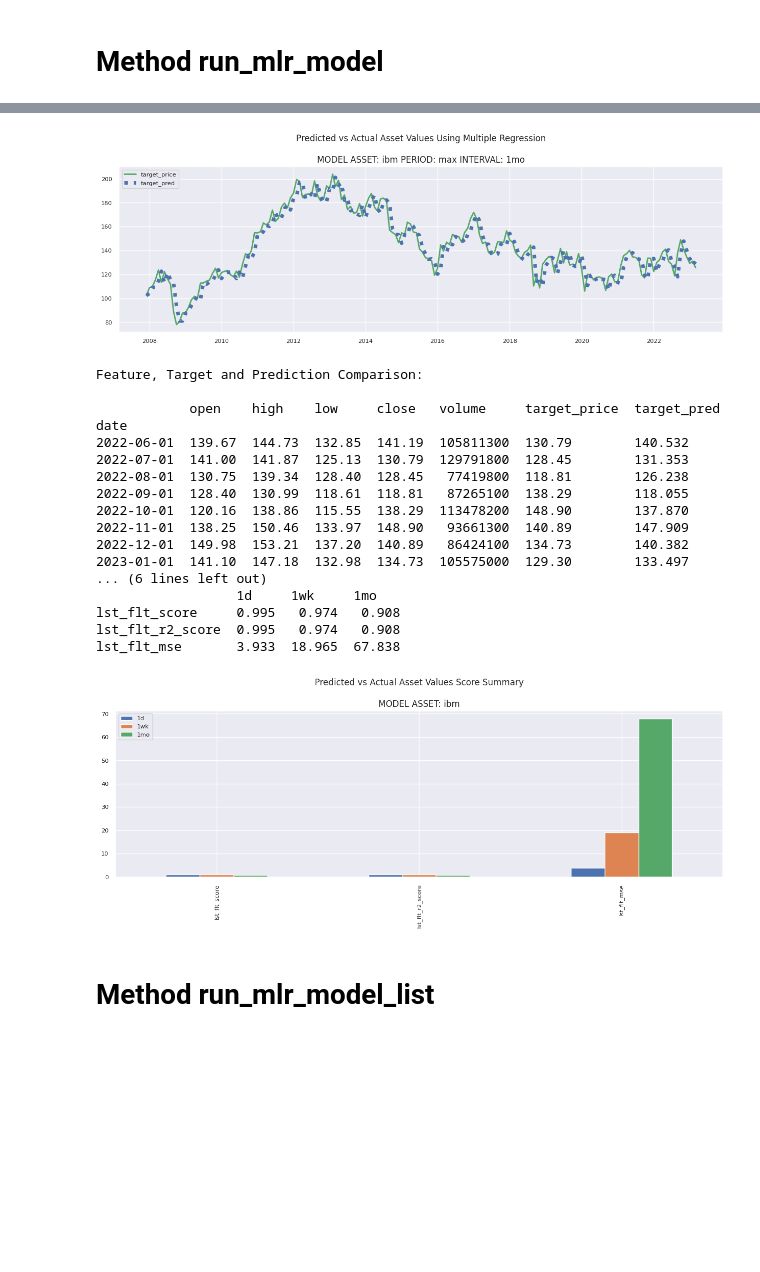
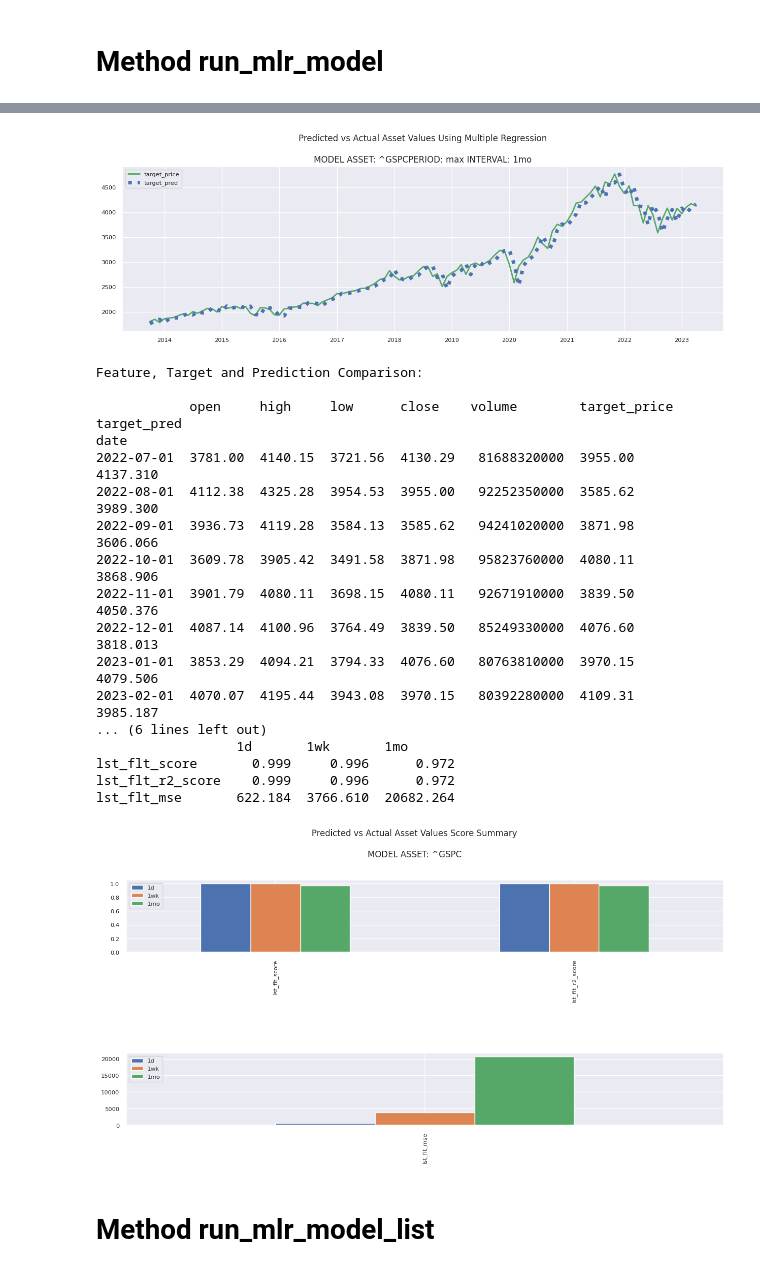
Before and after one commit to burrittresearch/stock-market-forecasting-in-python, a Jupyter notebook: stock-market-forecasting-in-python.ipynb, the cells around one changed output, grey strips where cells are left out. Cells and saved outputs as stored; diff of their text form; code cells hidden in the pictures; blank space fills up the shorter version.

```diff
--- a/stock-market-forecasting-in-python.ipynb
+++ b/stock-market-forecasting-in-python.ipynb
@@ -720,3 +737,6 @@ class AssetData:
+# %%
+str_co_ticker_1 = '^GSPC'
+str_co_ticker_2 = '^DJI'
 # %% [markdown]
 # Method get_ticker
 # %%
@@ -1007,5 +1048,5 @@ Actual Classification
 # %% [markdown]
 # Method run_mlr_model
 # %%
-AssetData('ibm').run_mlr_model()
+AssetData(str_co_ticker_1).run_mlr_model()
 # %% [output]
@@ -1061,21 +1102,21 @@ Model Intercept:
-[figure, old version]
+[figure, new version]
 Feature, Target and Prediction Comparison:
 
-            open    high    low     close   volume     target_price  target_pred
+            open     high     low      close    volume        target_price  target_pred
 date
-2022-06-01  139.67  144.73  132.85  141.19  105811300  130.79        140.532
-2022-07-01  141.00  141.87  125.13  130.79  129791800  128.45        131.353
-2022-08-01  130.75  139.34  128.40  128.45   77419800  118.81        126.238
-2022-09-01  128.40  130.99  118.61  118.81   87265100  138.29        118.055
-2022-10-01  120.16  138.86  115.55  138.29  113478200  148.90        137.870
-2022-11-01  138.25  150.46  133.97  148.90   93661300  140.89        147.909
-2022-12-01  149.98  153.21  137.20  140.89   86424100  134.73        140.382
-2023-01-01  141.10  147.18  132.98  134.73  105575000  129.30        133.497
+2022-07-01  3781.00  4140.15  3721.56  4130.29   81688320000  3955.00       4137.310
+2022-08-01  4112.38  4325.28  3954.53  3955.00   92252350000  3585.62       3989.300
+2022-09-01  3936.73  4119.28  3584.13  3585.62   94241020000  3871.98       3606.066
+2022-10-01  3609.78  3905.42  3491.58  3871.98   95823760000  4080.11       3868.906
+2022-11-01  3901.79  4080.11  3698.15  4080.11   92671910000  3839.50       4050.376
+2022-12-01  4087.14  4100.96  3764.49  3839.50   85249330000  4076.60       3818.013
+2023-01-01  3853.29  4094.21  3794.33  4076.60   80763810000  3970.15       4079.506
+2023-02-01  4070.07  4195.44  3943.08  3970.15   80392280000  4109.31       3985.187
 ... (6 lines left out)
-                  1d     1wk     1mo
-lst_flt_score     0.995   0.974   0.908
-lst_flt_r2_score  0.995   0.974   0.908
-lst_flt_mse       3.933  18.965  67.838
+                  1d       1wk       1mo
+lst_flt_score       0.999     0.996      0.972
+lst_flt_r2_score    0.999     0.996      0.972
+lst_flt_mse       622.184  3766.610  20682.264
-[figure, old version]
+[figure, new version]
 # %% [markdown]
 # Method run_mlr_model_list
```
Also changed, not shown: parts of 16 cells of this notebook.
